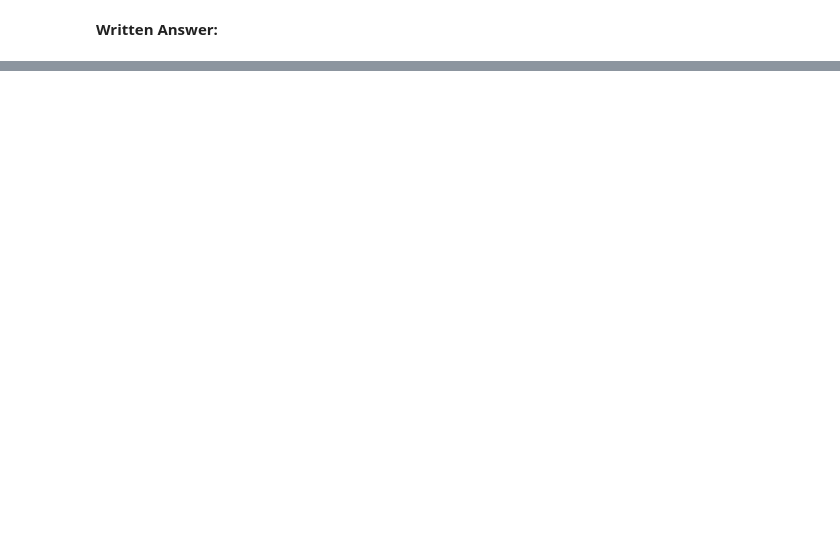
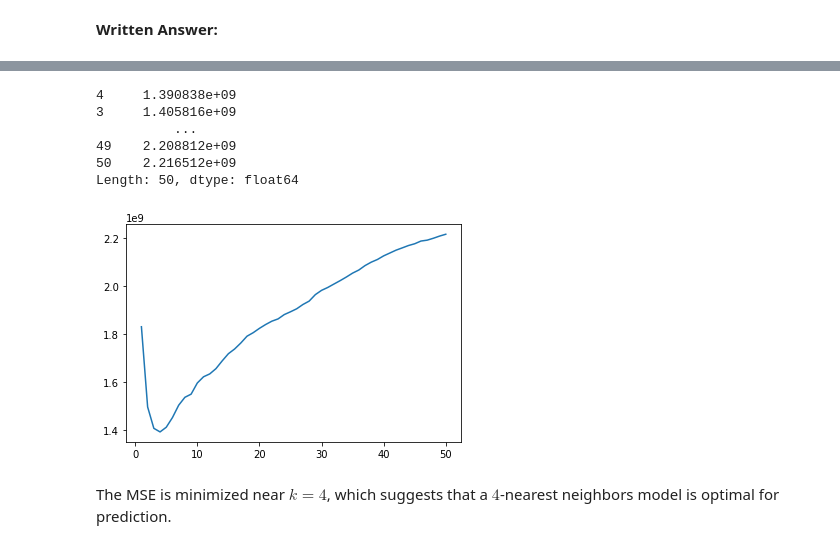
Before and after one commit to nmattei/cmps3160, a Jupyter notebook: _labs/Lab08/Lab08.ipynb, the cells around one changed output, grey strips where cells are left out. Saved outputs shown, nothing was run; the diff lists cells and outputs as text; code cells hidden in the pictures; blank space fills up the shorter version.

```diff
--- a/_labs/Lab08/Lab08.ipynb
+++ b/_labs/Lab08/Lab08.ipynb
@@ -311,0 +121,4 @@ Plot the $k$-nearest neighbors regression function for predicting sale price fro
+# %%
+# Calculate the mean-squared error.
+mse = ((y_train - y_train_pred) ** 2).mean()
+mse
@@ -567,0 +425,21 @@ array([132343.33333333])
+# %%
+from sklearn.feature_extraction import DictVectorizer
+from sklearn.preprocessing import StandardScaler
+from sklearn.neighbors import KNeighborsRegressor
+from sklearn.pipeline import Pipeline
+
+# get the features (in dict format) and the labels
+# (do not split into training and validation sets)
+features = ["Lot Area", "Gr Liv Area",
+            "Full Bath", "Half Bath",
+            "Bedroom AbvGr",
+            "Year Built", "Yr Sold",
+            "Neighborhood"]
+X_dict = housing[features].to_dict(orient="records")
+y = housing["SalePrice"]
+
+# specify the pipeline
+vec = DictVectorizer(sparse=False)
+scaler = StandardScaler()
+model = KNeighborsRegressor(n_neighbors=10)
+pipeline = Pipeline([("vectorizer", vec), ("scaler", scaler), ("fit", model)])
@@ -567,0 +477,30 @@ array([132343.33333333])
+# %%
+vec = DictVectorizer(sparse=False)
+scaler = StandardScaler()
+
+# calculates estimate of test error based on 10-fold cross validation
+def get_cv_error(k):
+    model = KNeighborsRegressor(n_neighbors=k)
+    pipeline = Pipeline([("vectorizer", vec), ("scaler", scaler), ("fit", model)])
+    mse = np.mean(-cross_val_score(
+        pipeline, X_dict, y,
+        cv=10, scoring="neg_mean_squared_error"
+    ))
+    return mse
+
+ks = pd.Series(range(1, 51))
+ks.index = range(1, 51)
+test_errs = ks.apply(get_cv_error)
+
+test_errs.plot.line()
+test_errs.sort_values()
+# %% [output]
+4     1.390838e+09
+3     1.405816e+09
+          ...
+49    2.208812e+09
+50    2.216512e+09
+Length: 50, dtype: float64
+[figure, added]
+# %% [markdown]
+The MSE is minimized near $k = 4$, which suggests that a $4$-nearest neighbors model is optimal for prediction.
```
Also changed, not shown: parts of 144 cells of this notebook.
